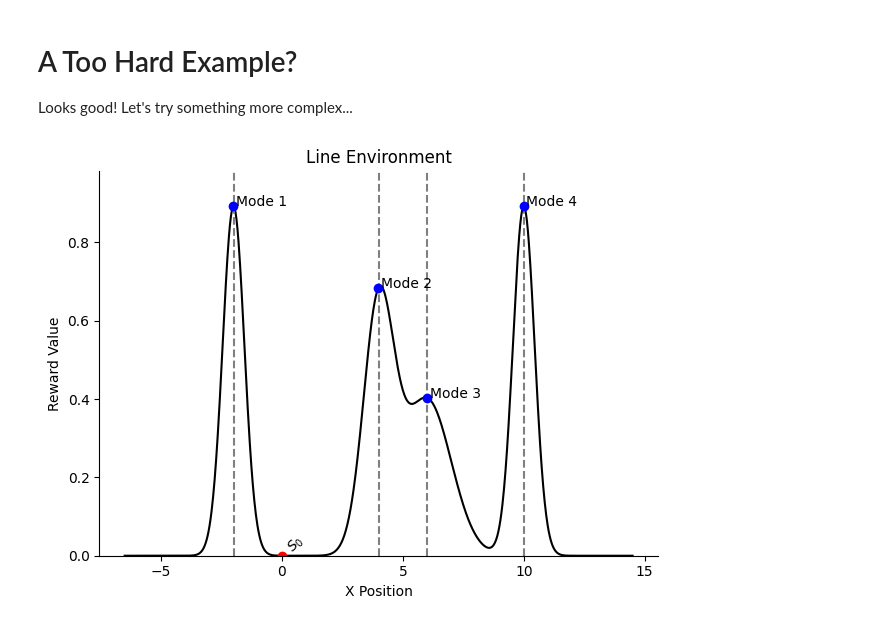
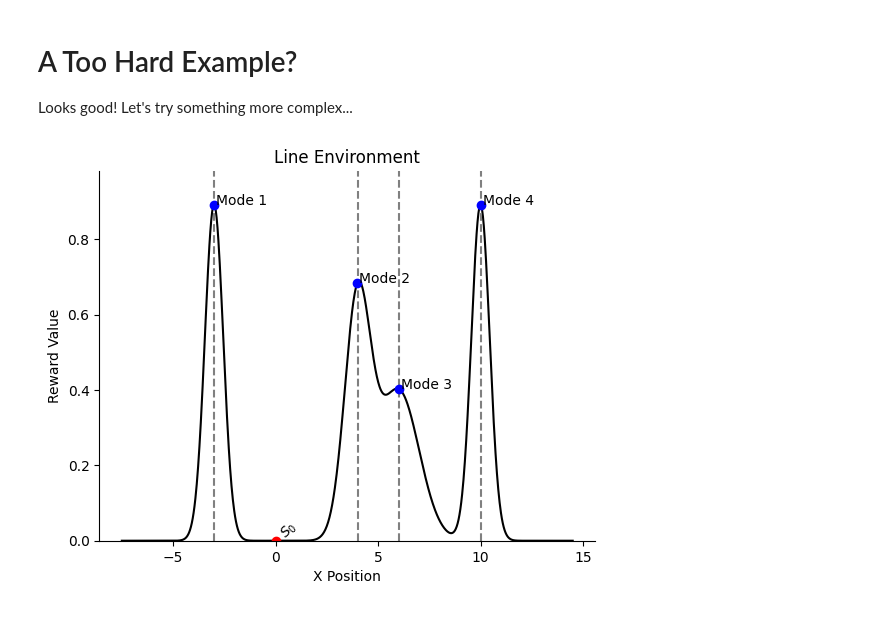
Before and after one commit to GFNOrg/torchgfn, a Jupyter notebook: tutorials/notebooks/intro_gfn_continuous_line_simple.ipynb, the cells around one changed output. Cells and saved outputs as stored; diff of their text form; code cells hidden in the pictures.

```diff
--- a/tutorials/notebooks/intro_gfn_continuous_line_simple.ipynb
+++ b/tutorials/notebooks/intro_gfn_continuous_line_simple.ipynb
@@ -15,4 +19,5 @@ In this tutorial, we will explore a simple use-case of continuous GFlowNets: sam
 # %%
+# @title
 def seed_all(seed):
     torch.manual_seed(seed)
     random.seed(seed)
@@ -23,7 +28,7 @@ def seed_all(seed):
     torch.manual_seed(seed)
 
 
-def render(reward, trajectory=None):
+def render(reward, trajectory=None, tight=True):
     """Renders the reward distribution over the 1D env."""
     x = np.linspace(
         min(reward.mus) - reward.n_sd * max(reward.sigmas),
@@ -91,5 +96,22 @@ def render(reward, trajectory=None):
     else:
         axs[0].set_xlabel("X Position")
 
-    fig.tight_layout()
+    if tight:
+        fig.tight_layout()
     plt.show()
+
+
+# Set up some fixed hyperparameters for the upcoming experiments
+# (until we need to change them).
+trajectory_length = 5
+min_policy_std = 0.1
+max_policy_std = 1.0
+batch_size = 256
+seed = 4444
+
+print("Beginning with the following hyperparameters:")
+print("    trajectory_length: {}".format(trajectory_length))
+print("    min_policy_std: {}".format(min_policy_std))
+print("    max_policy_std: {}".format(max_policy_std))
+print("    batch_size: {}".format(batch_size))
+print("    seed: {}".format(seed))
@@ -131,18 +151,18 @@ class LineEnvironment():
         self.sigmas = torch.tensor([math.sqrt(v) for v in variances])
         self.variances = torch.tensor(variances)
         self.mixture = [
-            Normal(torch.tensor(m), torch.tensor(s)) for m, s in zip(mus, self.sigmas)
+            Normal(m, s) for m, s in zip(self.mus, self.sigmas)
         ]
 
         self.n_sd = n_sd
-        self.lb = min(self.mus) - self.n_sd * max(self.sigmas)  # Convienience only.
-        self.ub = max(self.mus) + self.n_sd * max(self.sigmas)  # Convienience only.
+        self.lb = min(self.mus) - self.n_sd * max(self.sigmas)  # Convenience only.
+        self.ub = max(self.mus) + self.n_sd * max(self.sigmas)  # Convenience only.
 
         self.init_value = init_value  # Used for s0.
         assert self.lb < self.init_value < self.ub
 
     def log_reward(self, x):
-        """Sum of the exponential of each log probability in the mixture."""
+        """Log of the sum of the exponential of each log probability in the mixture."""
         return torch.logsumexp(torch.stack([m.log_prob(x) for m in self.mixture], 0), 0)
 
     @property
@@ -455,11 +577,11 @@ render(env, trajectories)
 Looks good! Let's try something more complex...
 # %%
 env = LineEnvironment(
-    mus=[-2, 4, 6, 10],
+    mus=[-3, 4, 6, 10],
     variances=[0.2, 0.4, 1, 0.2],
     n_sd=4.5,
     init_value=0
 )
-render(env)
+render(env, tight=False)
 # %% [output]
-[figure, old version]
+[figure, new version]
```
Also changed, not shown: parts of 36 cells of this notebook, 59 other files.
